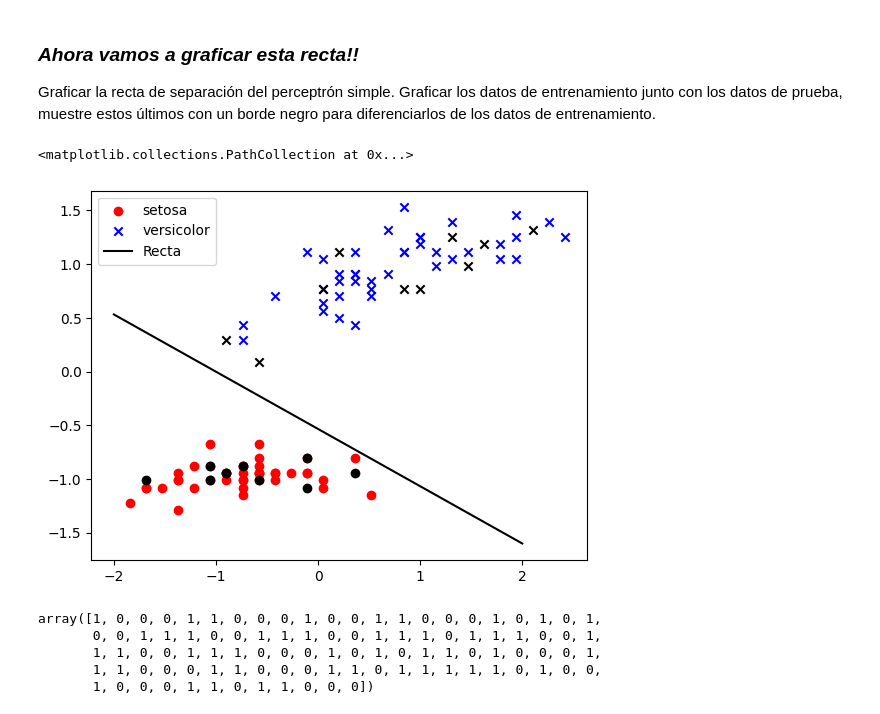
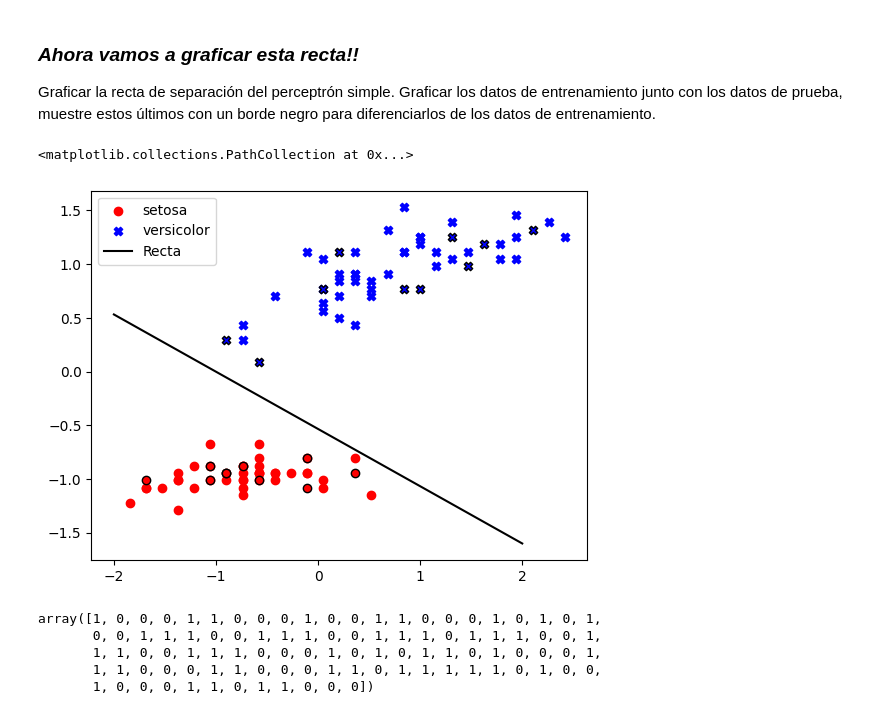
Before and after one commit to Nefertumm/AM, a Jupyter notebook: Semana4-PS-PMC/Notebooks/PerceptronSimple.ipynb, the cells around one changed output. Drawn from its saved outputs; the diff is of its cells as text; code cells hidden in the pictures.

```diff
--- a/Semana4-PS-PMC/Notebooks/PerceptronSimple.ipynb
+++ b/Semana4-PS-PMC/Notebooks/PerceptronSimple.ipynb
@@ -147,21 +151,21 @@ Graficar la recta de separación del perceptrón simple. Graficar los datos de e
 # %%
 #------------------ Representación de la recta ------------------------------------
 #Graficamos el conjunto de entrenamiento
 plt.scatter(X_train_std[:, 0][y_train == 0], X_train_std[:, 1][y_train == 0], color='red', marker='o', label='setosa')
-plt.scatter(X_train_std[:, 0][y_train == 1], X_train_std[:, 1][y_train == 1], color='blue', marker='x', label='versicolor')
+plt.scatter(X_train_std[:, 0][y_train == 1], X_train_std[:, 1][y_train == 1], color='blue', marker='X', label='versicolor')
 
 #Agregamos la recta
 x = np.linspace(-2, 2, 100)
 plt.plot(x, m*x + b, label='Recta', color = 'black')
 plt.legend(loc='upper left')
 
 # ----------------------------------------------------------------------------------
 #Agregamos los datos de testeo
-plt.scatter(X_test_std[:, 0][y_test == 0], X_test_std[:, 1][y_test == 0], color='black', marker='o', label='setosa')
-plt.scatter(X_test_std[:, 0][y_test == 1], X_test_std[:, 1][y_test == 1], color='black', marker='x', label='versicolor')
+plt.scatter(X_test_std[:, 0][y_test == 0], X_test_std[:, 1][y_test == 0], edgecolors='black', color='red', marker='o', label='setosa')
+plt.scatter(X_test_std[:, 0][y_test == 1], X_test_std[:, 1][y_test == 1], edgecolors='black', color='blue', marker='X', label='versicolor')
 # %% [output]
 <matplotlib.collections.PathCollection at 0x...>
-[figure, old version]
+[figure, new version]
 # %%
 #Concatenamos los datos escalados de prueba y testeo
 X_std = np.vstack((X_train_std, X_test_std))
```
Also changed, not shown: parts of 10 cells of this notebook, 2 other files.
